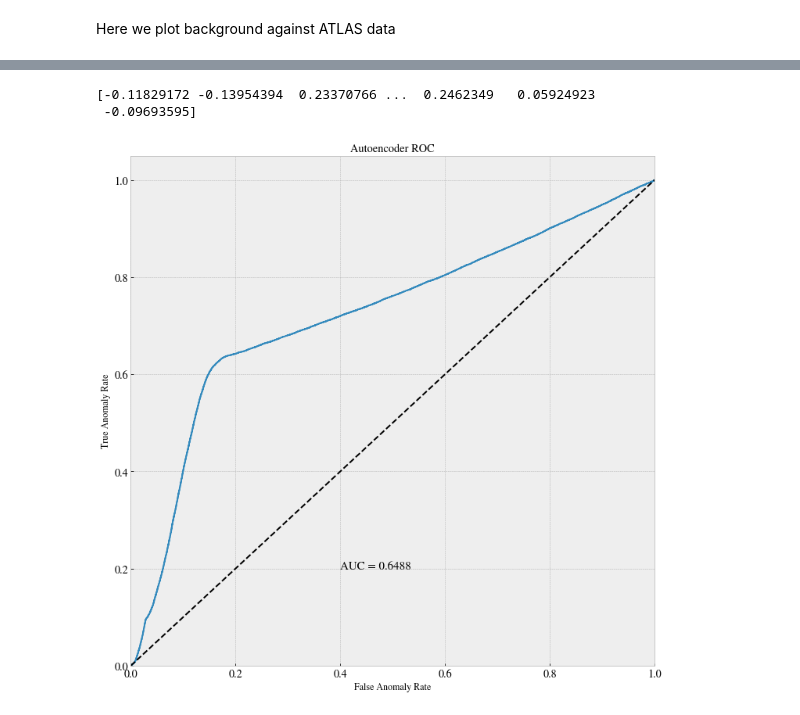
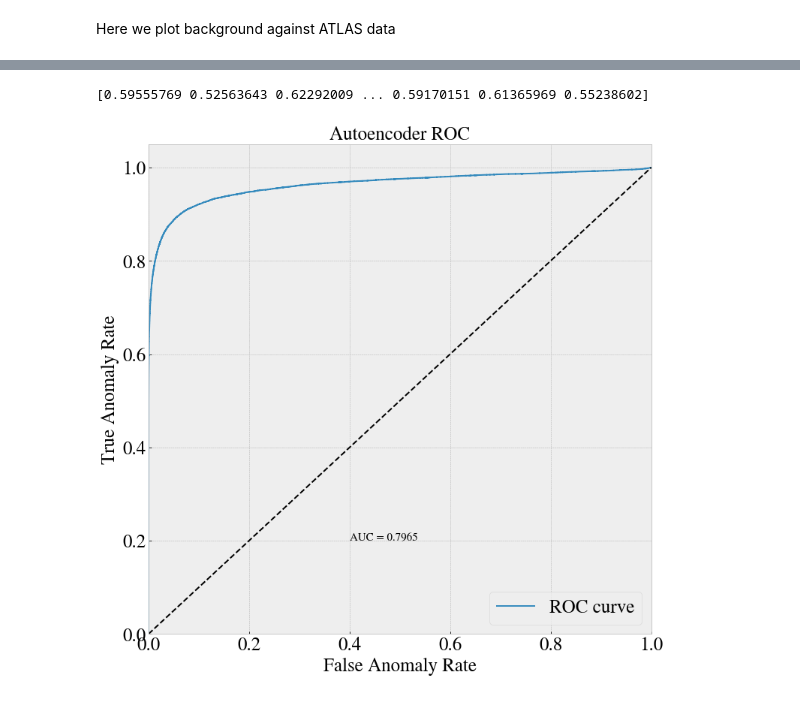
Before and after one commit to Gadangadang/FYS5555, a Jupyter notebook: Project3/Codebase/run_ml_big_3rmfeats_wgrid.ipynb, the cells around one changed output, grey strips where cells are left out. Drawn from its saved outputs; the diff is of its cells as text; code cells hidden in the pictures.

```diff
--- a/Project3/Codebase/run_ml_big_3rmfeats_wgrid.ipynb
+++ b/Project3/Codebase/run_ml_big_3rmfeats_wgrid.ipynb
@@ -167,6 +167,6 @@ Index(['njet20', 'njet60', 'nbjet60', 'nbjet70', 'nbjet77', 'nbjet85', 'isOS',
 categories = df["category"]
 
 background_categories = df[df["isSignal"] == 0]["category"].unique()
-signal_df = df[df['category'] == 'SUSYC1C1']
+signal_df = df[df["isSignal"] == 1]
 
 background_df = df[df["isSignal"] == 0]
@@ -608,6 +633,6 @@ tf.keras.utils.plot_model(AE_model, to_file="ae_model_plot.pdf",
                           show_shapes=True, show_layer_names=True, expand_nested=True)
 # %%
 
-with tf.device("/GPU:0"):
-    tf.config.optimizer.set_jit("autoclustering")
-    AE_model.fit(X_b_train, X_b_train, epochs=6, batch_size=8192, validation_data=(X_b_val, X_b_val), sample_weight=b_train_weights)
+#with tf.device("/GPU:0"):
+#tf.config.optimizer.set_jit("autoclustering")
+#AE_model.fit(X_b_train, X_b_train, epochs=6, batch_size=8192, validation_data=(X_b_val, X_b_val), sample_weight=b_train_weights)
@@ -629,4 +641,6 @@ AE_model.save("6_epoch_trained_big_rm3feats.h5")
 #AE_model.load("1_epoch_trained.h5")
+# %%
+AE_model = tf.keras.models.load_model("6_epoch_trained_small_rm3feats.h5")
 # %%
 #Calculate prediction
 #Total background:
@@ -727,3 +747,4 @@ plt.show()
 # %%
-print(np.sum(s_test_weights)/np.sum(np.concatenate((b_train_weights, b_val_weights), 0)))
+scale = np.sum(s_test_weights)/np.sum(np.concatenate((b_train_weights, b_val_weights), 0))
+print(scale)
 # %% [output]
@@ -768,39 +791,39 @@ from sklearn import metrics
 from sklearn.metrics import roc_curve
 from sklearn.metrics import roc_auc_score
 
 # ROC
 Y_b = np.zeros(X_b.shape[0]).reshape(X_b.shape[0],1);
 Y_s = np.ones(X_s_test.shape[0]).reshape(X_s_test.shape[0],1);
 Y_ROC = np.concatenate((Y_b, Y_s),0);
 
-back_weights = np.concatenate((b_train_weights, b_val_weights), 0)*0.0004113646574572927
+back_weights = np.concatenate((b_train_weights, b_val_weights), 0)*scale
 
 sample_weight = np.concatenate((back_weights, s_test_weights),0)
 
 
 
 rec_errors_ROC = np.concatenate((recon_err_back,recon_err_sig),0)
 
 print(recon_err_sig)
 
 
 fpr, tpr, thresholds = roc_curve(Y_ROC, rec_errors_ROC, sample_weight = sample_weight, pos_label=1)
 ae_auc = roc_auc_score(Y_ROC, rec_errors_ROC)
 figRocAE, axRocAE = plt.subplots()
 figRocAE.set_size_inches(12,12)
 axRocAE.plot(fpr, tpr, label='ROC curve')
 axRocAE.plot([0, 1], [0, 1], 'k--')
 axRocAE.set_xlim([0.0, 1.0])
 axRocAE.set_ylim([0.0, 1.05])
-axRocAE.set_xlabel('False Anomaly Rate')
-axRocAE.set_ylabel('True Anomaly Rate')
+axRocAE.set_xlabel('False Anomaly Rate', fontsize=25)
+axRocAE.set_ylabel('True Anomaly Rate', fontsize=25)
 axRocAE.text(0.4,0.2,"AUC = %.4f" % ae_auc,fontsize=15)
-axRocAE.set_title("Autoencoder ROC")
-
+axRocAE.set_title("Autoencoder ROC", fontsize=25)
+plt.tick_params(axis='both', labelsize=25)
+axRocAE.legend(fontsize=25)
 fig.tight_layout()
-plt.savefig("b_s_roc_curve.pdf")
+plt.savefig("b_s_roc_curve_small.pdf")
 plt.show()
 # %% [output]
-[-0.11829172 -0.13954394  0.23370766 ...  0.2462349   0.05924923
- -0.09693595]
+[0.59555769 0.52563643 0.62292009 ... 0.59170151 0.61365969 0.55238602]
-[figure, old version]
+[figure, new version]
```
Also changed, not shown: parts of 18 cells of this notebook, 7 other files.
